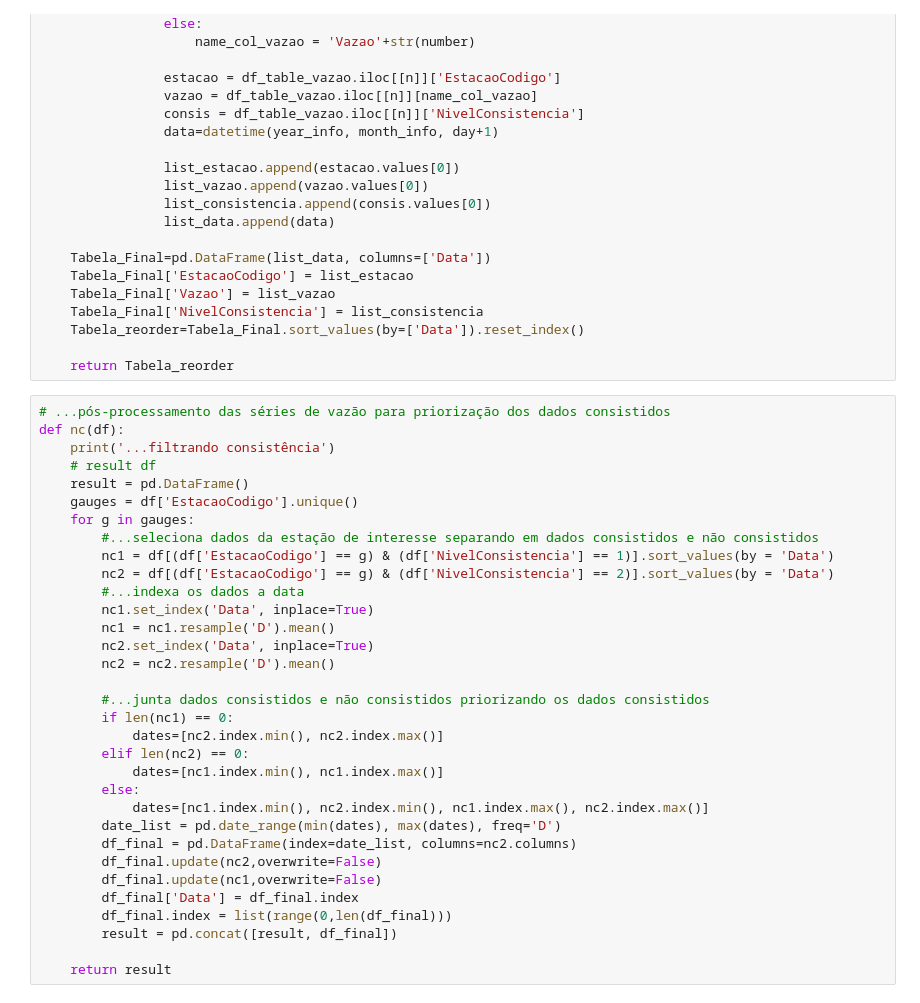
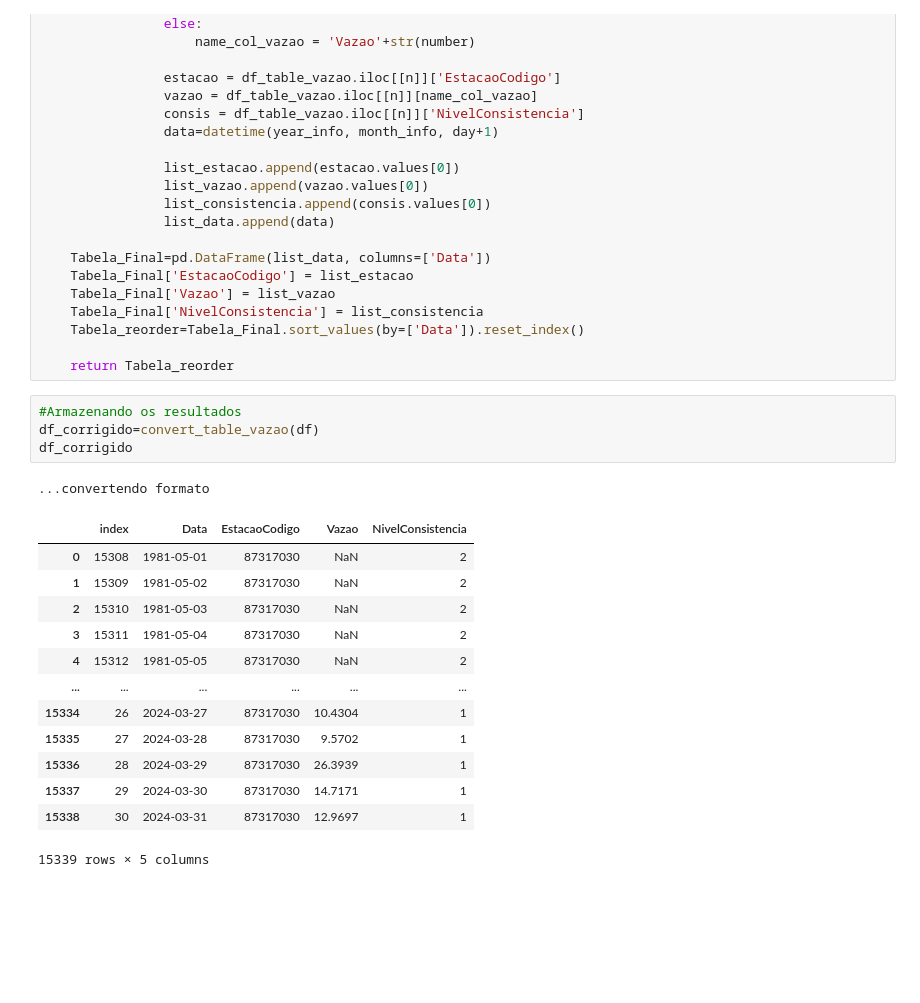
Before and after one commit to daphnecalazans/ENS410064-, a Jupyter notebook: 2024/notebook/Trabalho.ipynb, the cells around one changed output. Saved outputs shown, nothing was run; the diff lists cells and outputs as text; blank space fills up the shorter version.

```diff
--- a/2024/notebook/Trabalho.ipynb
+++ b/2024/notebook/Trabalho.ipynb
@@ -100,36 +105,22 @@ def convert_table_vazao(df_table_vazao):
     Tabela_reorder=Tabela_Final.sort_values(by=['Data']).reset_index()
 
     return Tabela_reorder
-# %%
-# ...pós-processamento das séries de vazão para priorização dos dados consistidos
-def nc(df):
-    print('...filtrando consistência')
-    # result df
-    result = pd.DataFrame()
-    gauges = df['EstacaoCodigo'].unique()
-    for g in gauges:
-        #...seleciona dados da estação de interesse separando em dados consistidos e não consistidos
-        nc1 = df[(df['EstacaoCodigo'] == g) & (df['NivelConsistencia'] == 1)].sort_values(by = 'Data')
-        nc2 = df[(df['EstacaoCodigo'] == g) & (df['NivelConsistencia'] == 2)].sort_values(by = 'Data')
-        #...indexa os dados a data
-        nc1.set_index('Data', inplace=True)
-        nc1 = nc1.resample('D').mean()
-        nc2.set_index('Data', inplace=True)
-        nc2 = nc2.resample('D').mean()
-
-        #...junta dados consistidos e não consistidos priorizando os dados consistidos
-        if len(nc1) == 0:
-            dates=[nc2.index.min(), nc2.index.max()]
-        elif len(nc2) == 0:
-            dates=[nc1.index.min(), nc1.index.max()]
-        else:
-            dates=[nc1.index.min(), nc2.index.min(), nc1.index.max(), nc2.index.max()]
-        date_list = pd.date_range(min(dates), max(dates), freq='D')
-        df_final = pd.DataFrame(index=date_list, columns=nc2.columns)
-        df_final.update(nc2,overwrite=False)
-        df_final.update(nc1,overwrite=False)
-        df_final['Data'] = df_final.index
-        df_final.index = list(range(0,len(df_final)))
-        result = pd.concat([result, df_final])
-
-    return result
+# %%
+#Armazenando os resultados
+df_corrigido=convert_table_vazao(df)
+df_corrigido
+# %% [output]
+...convertendo formato
+|  | index | Data | EstacaoCodigo | Vazao | NivelConsistencia |
+| 0 | 15308 | 1981-05-01 | 87317030 | NaN | 2 |
+| 1 | 15309 | 1981-05-02 | 87317030 | NaN | 2 |
+| 2 | 15310 | 1981-05-03 | 87317030 | NaN | 2 |
+| 3 | 15311 | 1981-05-04 | 87317030 | NaN | 2 |
+| 4 | 15312 | 1981-05-05 | 87317030 | NaN | 2 |
+| ... | ... | ... | ... | ... | ... |
+| 15334 | 26 | 2024-03-27 | 87317030 | 10.4304 | 1 |
+| 15335 | 27 | 2024-03-28 | 87317030 | 9.5702 | 1 |
+| 15336 | 28 | 2024-03-29 | 87317030 | 26.3939 | 1 |
+| 15337 | 29 | 2024-03-30 | 87317030 | 14.7171 | 1 |
+| 15338 | 30 | 2024-03-31 | 87317030 | 12.9697 | 1 |
+15339 rows × 5 columns
```
Also changed, not shown: parts of 6 cells of this notebook, 8 other files.
